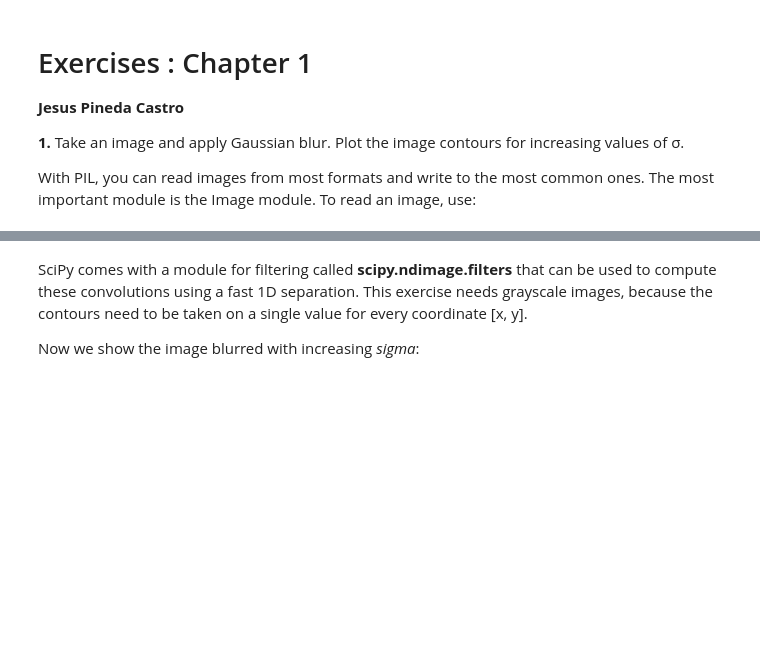
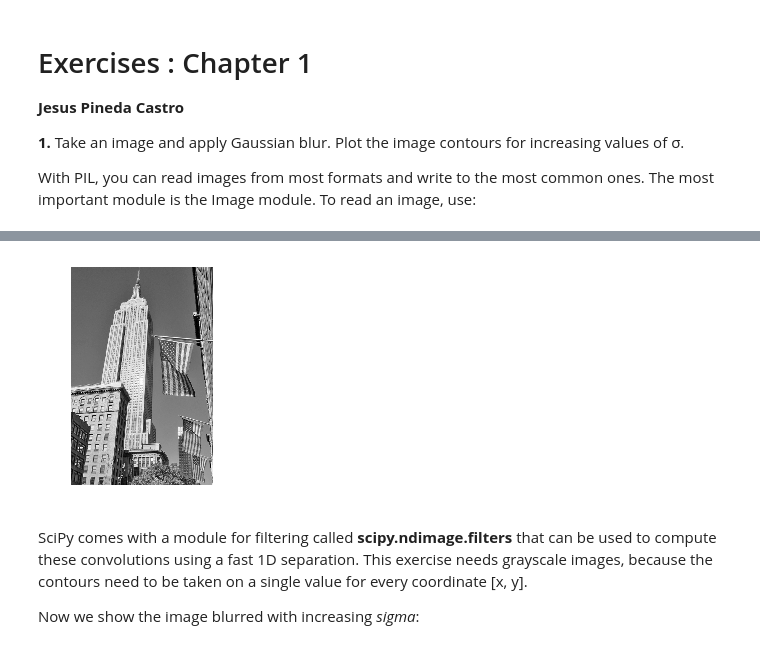
Before and after one commit to opi-lab/preliminares-JesusPinedaC, a Jupyter notebook: ch01-ex1.ipynb, the cells around one changed output, grey strips where cells are left out. Cells and saved outputs as stored; diff of their text form; code cells hidden in the pictures; blank space fills up the shorter version.

```diff
--- a/ch01-ex1.ipynb
+++ b/ch01-ex1.ipynb
@@ -14,7 +14,7 @@ from numpy import *
 from scipy.ndimage import filters
 
 # to read an image and convert it to grayscale, just add convert('L') like this:
-Im = array(Image.open('build.jpg').convert('L'))
+Im = array(Image.open('data/build.jpg').convert('L'))
 
 # show the image
 plt.figure()
@@ -27,3 +25,4 @@ plt.show()
+[figure, added]
 # %% [markdown]
 SciPy comes with a module for filtering called **scipy.ndimage.filters** that can be used to compute these convolutions using a fast 1D separation. This exercise needs grayscale images, because the contours need to be taken on a single value for every coordinate [x, y].
 
```
Also changed, not shown: parts of 2 cells of this notebook.
